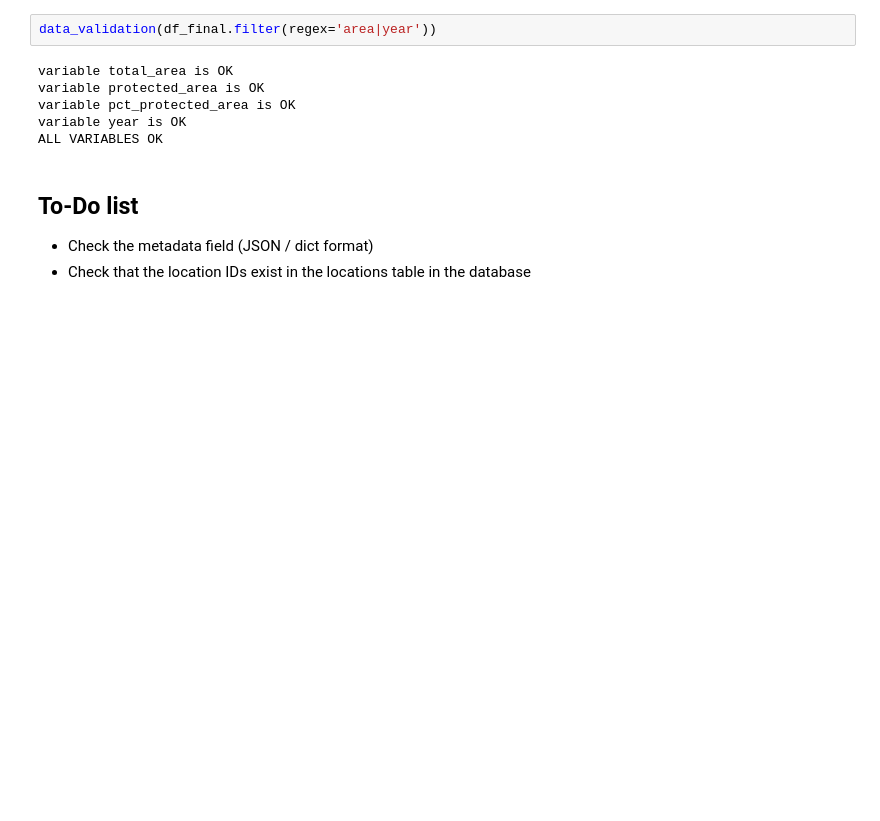
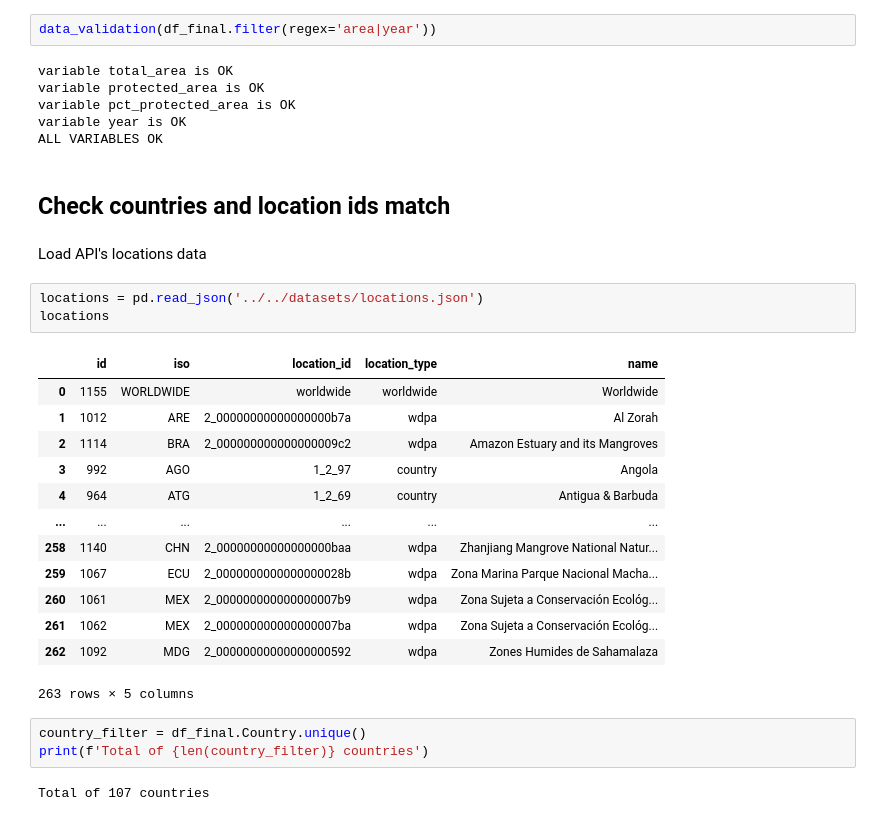
Before and after one commit to Vizzuality/mangrove-atlas, a Jupyter notebook: data/notebooks/Lab/areas_validator_test.ipynb, the cells around one changed output. Saved outputs shown, nothing was run; the diff lists cells and outputs as text; blank space fills up the shorter version.

```diff
--- a/data/notebooks/Lab/areas_validator_test.ipynb
+++ b/data/notebooks/Lab/areas_validator_test.ipynb
@@ -195,7 +194,29 @@ variable protected_area is OK
 variable pct_protected_area is OK
 variable year is OK
 ALL VARIABLES OK
-# %% [markdown]
-## To-Do list
-- Check the metadata field (JSON / dict format)
-- Check that the location IDs exist in the locations table in the database
+# %% [markdown]
+## Check countries and location ids match
+# %% [markdown]
+Load API's locations data
+# %%
+locations = pd.read_json('../../datasets/locations.json')
+locations
+# %% [output]
+|  | id | iso | location_id | location_type | name |
+| 0 | 1155 | WORLDWIDE | worldwide | worldwide | Worldwide |
+| 1 | 1012 | ARE | 2_00000000000000000b7a | wdpa | Al Zorah |
+| 2 | 1114 | BRA | 2_000000000000000009c2 | wdpa | Amazon Estuary and its Mangroves |
+| 3 | 992 | AGO | 1_2_97 | country | Angola |
+| 4 | 964 | ATG | 1_2_69 | country | Antigua & Barbuda |
+| ... | ... | ... | ... | ... | ... |
+| 258 | 1140 | CHN | 2_00000000000000000baa | wdpa | Zhanjiang Mangrove National Natur... |
+| 259 | 1067 | ECU | 2_0000000000000000028b | wdpa | Zona Marina Parque Nacional Macha... |
+| 260 | 1061 | MEX | 2_000000000000000007b9 | wdpa | Zona Sujeta a Conservación Ecológ... |
+| 261 | 1062 | MEX | 2_000000000000000007ba | wdpa | Zona Sujeta a Conservación Ecológ... |
+| 262 | 1092 | MDG | 2_00000000000000000592 | wdpa | Zones Humides de Sahamalaza |
+263 rows × 5 columns
+# %%
+country_filter = df_final.Country.unique()
+print(f'Total of {len(country_filter)} countries')
+# %% [output]
+Total of 107 countries
```
Also changed, not shown: parts of 15 cells of this notebook.
